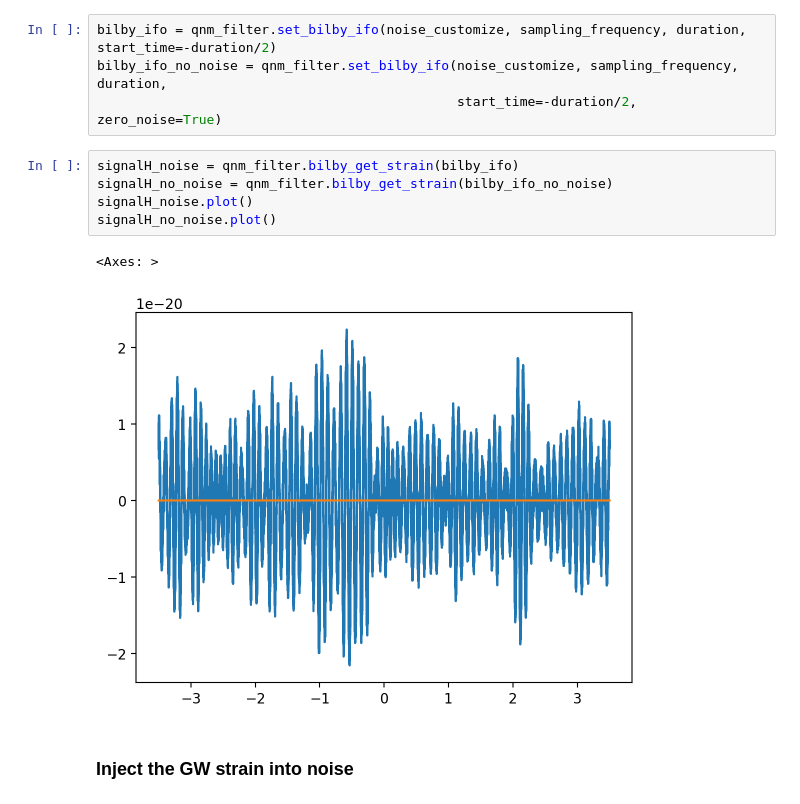
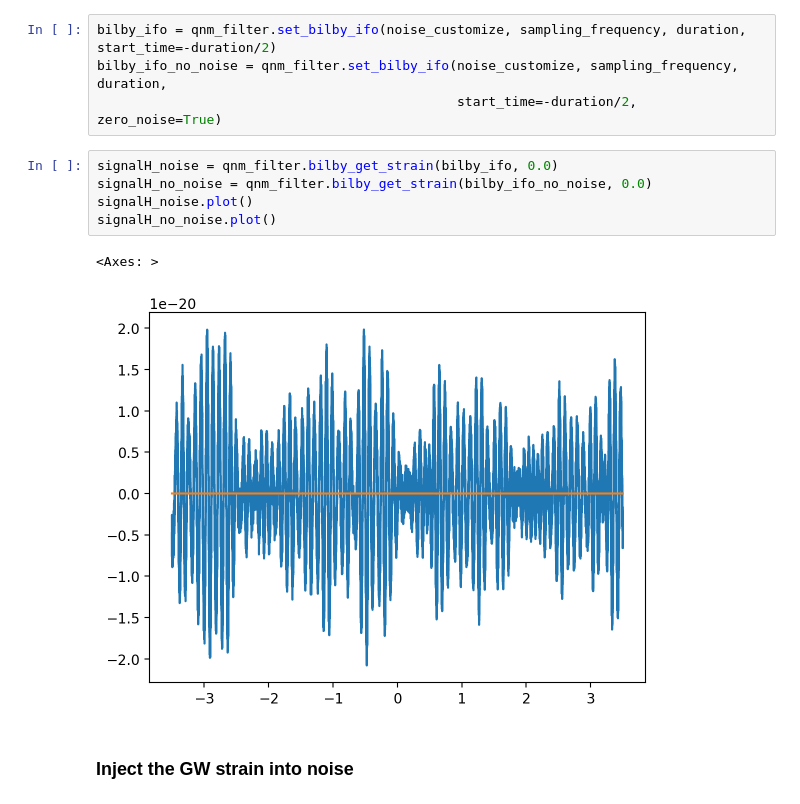
Before and after one commit to Sizheng-Ma/qnm_filter, a Jupyter notebook: code_demo/NRInjection_customized_noise.ipynb, the cells around one changed output. Drawn from its saved outputs; the diff is of its cells as text.

```diff
--- a/code_demo/NRInjection_customized_noise.ipynb
+++ b/code_demo/NRInjection_customized_noise.ipynb
@@ -56,13 +56,13 @@ bilby_ifo = qnm_filter.set_bilby_ifo(noise_customize, sampling_frequency, durati
 bilby_ifo_no_noise = qnm_filter.set_bilby_ifo(noise_customize, sampling_frequency, duration,
                                               start_time=-duration/2, zero_noise=True)
 # %%
-signalH_noise = qnm_filter.bilby_get_strain(bilby_ifo)
-signalH_no_noise = qnm_filter.bilby_get_strain(bilby_ifo_no_noise)
+signalH_noise = qnm_filter.bilby_get_strain(bilby_ifo, 0.0)
+signalH_no_noise = qnm_filter.bilby_get_strain(bilby_ifo_no_noise, 0.0)
 signalH_noise.plot()
 signalH_no_noise.plot()
 # %% [output]
 <Axes: >
-[figure, old version]
+[figure, new version]
 # %% [markdown]
 ### Inject the GW strain into noise
 # %%
```
Also changed, not shown: parts of 6 cells of this notebook, 2 other files.
